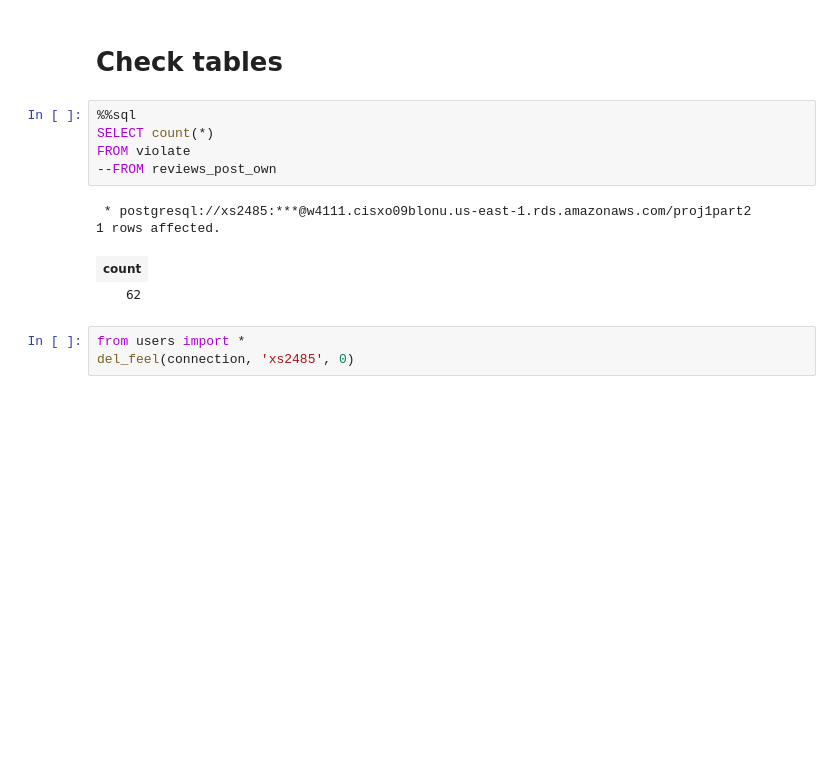
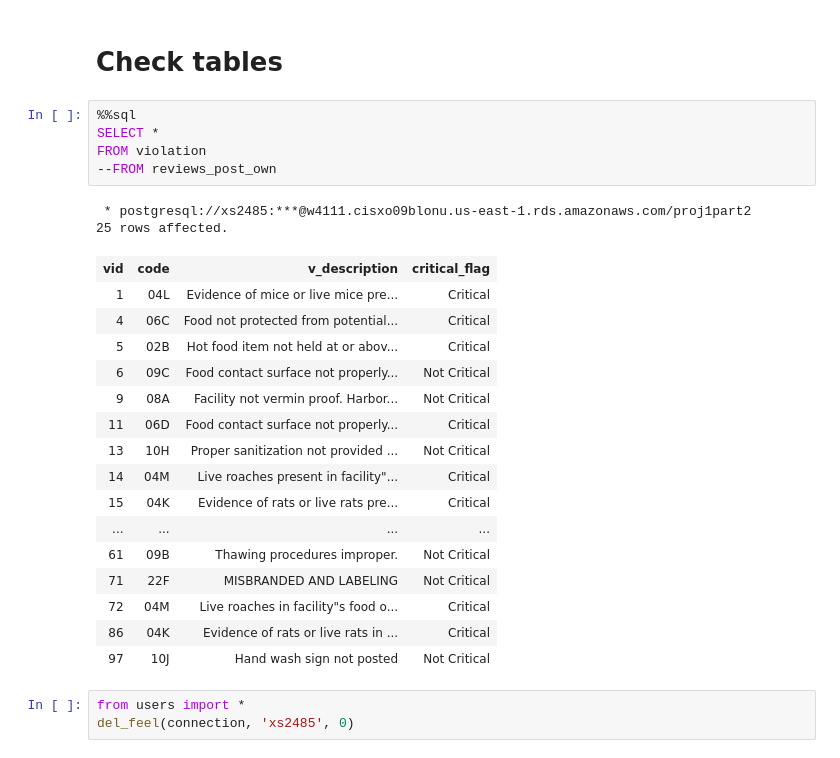
Before and after one commit to Xiaoyang-Song/NYC-Restaurant-Inspection-Database, a Jupyter notebook: 4111p1.ipynb, the cells around one changed output. Saved outputs shown, nothing was run; the diff lists cells and outputs as text; blank space fills up the shorter version.

```diff
--- a/4111p1.ipynb
+++ b/4111p1.ipynb
@@ -845,14 +845,28 @@ LIMIT 1
 # Check tables
 # %%
 %%sql
-SELECT count(*)
-FROM violate
+SELECT *
+FROM violation
 --FROM reviews_post_own
 # %% [output]
  * postgresql://xs2485:***@w4111.cisxo09blonu.us-east-1.rds.amazonaws.com/proj1part2
-1 rows affected.
+25 rows affected.
-| count |
-| 62 |
+| vid | code | v_description | critical_flag |
+| 1 | 04L | Evidence of mice or live mice pre... | Critical |
+| 4 | 06C | Food not protected from potential... | Critical |
+| 5 | 02B | Hot food item not held at or abov... | Critical |
+| 6 | 09C | Food contact surface not properly... | Not Critical |
+| 9 | 08A | Facility not vermin proof. Harbor... | Not Critical |
+| 11 | 06D | Food contact surface not properly... | Critical |
+| 13 | 10H | Proper sanitization not provided ... | Not Critical |
+| 14 | 04M | Live roaches present in facility"... | Critical |
+| 15 | 04K | Evidence of rats or live rats pre... | Critical |
+| ... | ... | ... | ... |
+| 61 | 09B | Thawing procedures improper. | Not Critical |
+| 71 | 22F | MISBRANDED AND LABELING | Not Critical |
+| 72 | 04M | Live roaches in facility"s food o... | Critical |
+| 86 | 04K | Evidence of rats or live rats in ... | Critical |
+| 97 | 10J | Hand wash sign not posted | Not Critical |
 # %%
 from users import *
 del_feel(connection, 'xs2485', 0)
```
Also changed, not shown: 2 other files.
